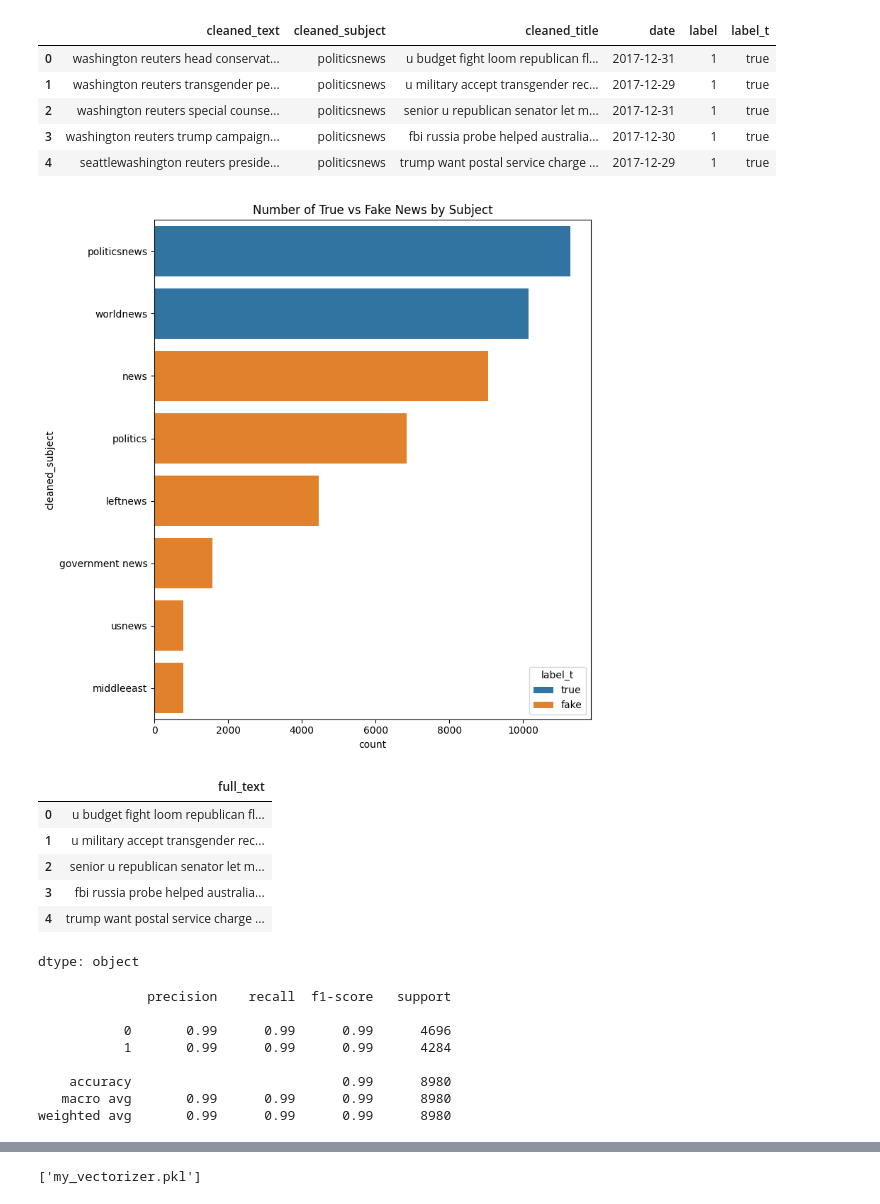
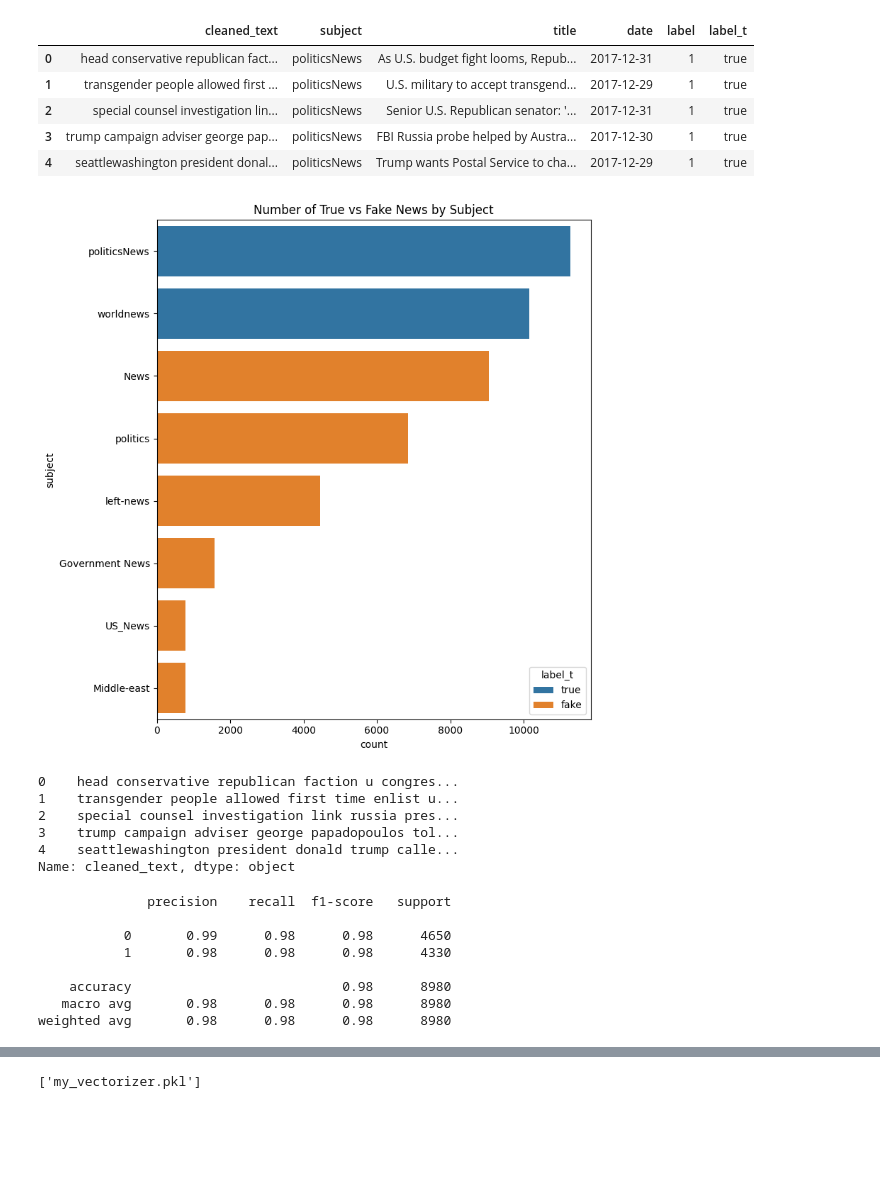
Before and after one commit to Anas-Desoky-DataScience/Fake-News-detection, a Jupyter notebook: Fake_news_detection (2).ipynb, the cells around one changed output, grey strips where cells are left out. Cells and saved outputs as stored; diff of their text form; code cells hidden in the pictures; blank space fills up the shorter version.

```diff
--- a/Fake_news_detection (2).ipynb
+++ b/Fake_news_detection (2).ipynb
@@ -52,7 +55,16 @@ def lemmatizing(tokens):
     le = WordNetLemmatizer()
     return [le.lemmatize(t) for t in tokens]
 
+def remove_publisher_artifacts(text):
+    # Remove "Reuters" variants
+    text = re.sub(r'\b(reuters|ips)\b', '', text, flags=re.IGNORECASE)
+    # Remove typical location headers like "WASHINGTON (Reuters) -"
+    text = re.sub(r'^\w+\s*\(.*?\)\s*-\s*', '', text)
+    return text
+
 def txt_prep(text):
+
+    text=remove_publisher_artifacts(text)
     text = remove_noise(text)
     text = normalization(text)
     text = remove_punctuation(text)
@@ -82,51 +93,41 @@ Drive already mounted at /content/drive; to attempt to forcibly remount, call dr
 | 4 | Trump wants Postal Service to cha... | SEATTLE/WASHINGTON (Reuters) - Pr... | politicsNews | 2017-12-29 | 1 |
 # %%
 df["cleaned_text"] = df["text"].apply(txt_prep)
-df["cleaned_title"] = df["title"].apply(txt_prep)
-df["cleaned_subject"] = df["subject"].apply(txt_prep)
-
-df_cleaned = df[["cleaned_text", "cleaned_subject", "cleaned_title", "date", "label"]].copy()
+df_cleaned = df[["cleaned_text", "subject", "title", "date", "label"]].copy()
 df_cleaned["label_t"] = df_cleaned["label"].map({1: "true", 0: "fake"})
 
 df_cleaned.head()
 # %% [output]
-|  | cleaned_text | cleaned_subject | cleaned_title | date | label | label_t |
-| 0 | washington reuters head conservat... | politicsnews | u budget fight loom republican fl... | 2017-12-31 | 1 | true |
-| 1 | washington reuters transgender pe... | politicsnews | u military accept transgender rec... | 2017-12-29 | 1 | true |
-| 2 | washington reuters special counse... | politicsnews | senior u republican senator let m... | 2017-12-31 | 1 | true |
-| 3 | washington reuters trump campaign... | politicsnews | fbi russia probe helped australia... | 2017-12-30 | 1 | true |
-| 4 | seattlewashington reuters preside... | politicsnews | trump want postal service charge ... | 2017-12-29 | 1 | true |
+|  | cleaned_text | subject | title | date | label | label_t |
+| 0 | head conservative republican fact... | politicsNews | As U.S. budget fight looms, Repub... | 2017-12-31 | 1 | true |
+| 1 | transgender people allowed first ... | politicsNews | U.S. military to accept transgend... | 2017-12-29 | 1 | true |
+| 2 | special counsel investigation lin... | politicsNews | Senior U.S. Republican senator: '... | 2017-12-31 | 1 | true |
+| 3 | trump campaign adviser george pap... | politicsNews | FBI Russia probe helped by Austra... | 2017-12-30 | 1 | true |
+| 4 | seattlewashington president donal... | politicsNews | Trump wants Postal Service to cha... | 2017-12-29 | 1 | true |
 # %%
 plt.figure(figsize=(8,8))
 sns.countplot(
     data=df_cleaned,
-    y="cleaned_subject",
+    y="subject",
     hue="label_t",
-    order=df_cleaned["cleaned_subject"].value_counts().index
+    order=df_cleaned["subject"].value_counts().index
 )
 plt.title("Number of True vs Fake News by Subject")
 plt.tight_layout()
 plt.show()
 # %% [output]
-[figure, old version]
+[figure, new version]
 # %%
-df_cleaned["full_text"] = (
-    df_cleaned["cleaned_title"] + " " +
-    df_cleaned["cleaned_subject"] + " " +
-    df_cleaned["cleaned_text"]
-)
-
-X = df_cleaned["full_text"]
+X = df_cleaned["cleaned_text"]
 y = df_cleaned["label"]
 
 X.head()
 # %% [output]
-|  | full_text |
-| 0 | u budget fight loom republican fl... |
-| 1 | u military accept transgender rec... |
-| 2 | senior u republican senator let m... |
-| 3 | fbi russia probe helped australia... |
-| 4 | trump want postal service charge ... |
-dtype: object
+0    head conservative republican faction u congres...
+1    transgender people allowed first time enlist u...
+2    special counsel investigation link russia pres...
+3    trump campaign adviser george papadopoulos tol...
+4    seattlewashington president donald trump calle...
+Name: cleaned_text, dtype: object
 # %%
 X_train, X_test, y_train, y_test = train_test_split(
@@ -144,7 +145,6 @@ X_test_tf = tf.transform(X_test)
 # %%
 model = LogisticRegression(
     max_iter=2000,
-    class_weight="balanced"
 )
 
 model.fit(X_train_tf, y_train)
@@ -154,12 +154,12 @@ print(classification_report(y_test, y_pred))
 # %% [output]
               precision    recall  f1-score   support
 
-           0       0.99      0.99      0.99      4696
-           1       0.99      0.99      0.99      4284
+           0       0.99      0.98      0.98      4650
+           1       0.98      0.98      0.98      4330
 
-    accuracy                           0.99      8980
-   macro avg       0.99      0.99      0.99      8980
-weighted avg       0.99      0.99      0.99      8980
+    accuracy                           0.98      8980
+   macro avg       0.98      0.98      0.98      8980
+weighted avg       0.98      0.98      0.98      8980
 # %%
 cm = confusion_matrix(y_test, y_pred)
 disp = ConfusionMatrixDisplay(confusion_matrix=cm, display_labels=["Fake", "True"])
```
Also changed, not shown: parts of 4 cells of this notebook.
